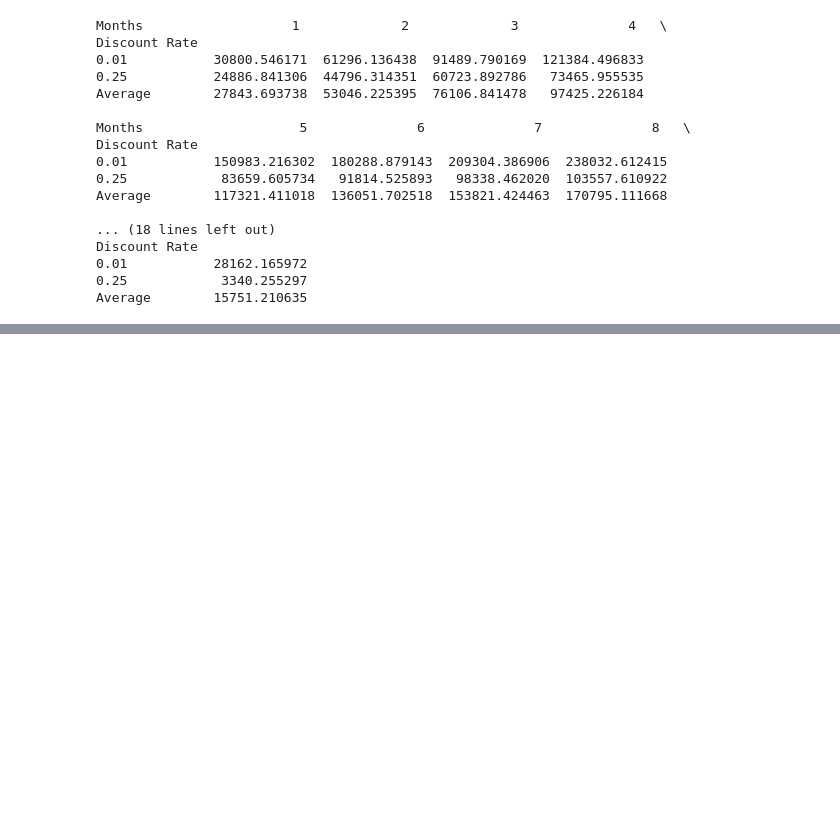
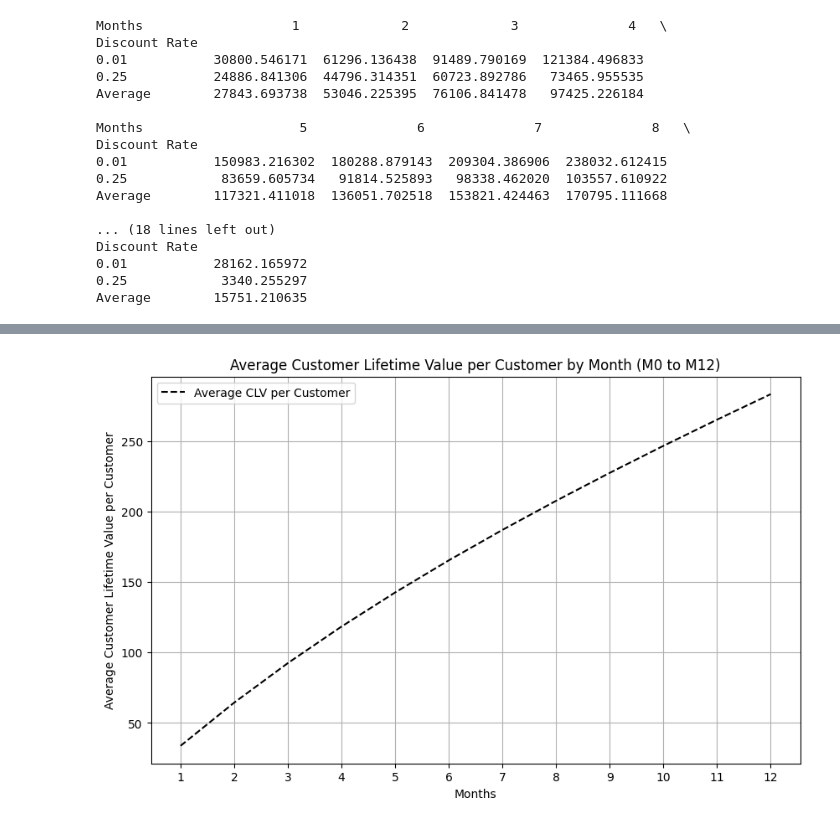
Before and after one commit to phucly-s2/customer-lifetime-value-prediction, a Jupyter notebook: CLV_prediction.ipynb, the cells around one changed output, grey strips where cells are left out. Drawn from its saved outputs; the diff is of its cells as text; code cells hidden in the pictures; blank space fills up the shorter version.

```diff
--- a/CLV_prediction.ipynb
+++ b/CLV_prediction.ipynb
@@ -108,3 +121,23 @@ pivot_df_diff
 | 0.01 | 30495.590268 | 30193.653731 | 29894.706664 | 29598.719469 | 29305.662841 | 29015.507763 | 28728.225508 | 28443.787632 | 28162.165972 |
 | 0.25 | 19909.473045 | 15927.578436 | 12742.062749 | 10193.650199 | 8154.920159 | 6523.936127 | 5219.148902 | 4175.319121 | 3340.255297 |
 | Average | 25202.531656 | 23060.616083 | 21318.384706 | 19896.184834 | 18730.291500 | 17769.721945 | 16973.687205 | 16309.553377 | 15751.210635 |
+# %%
+# Calculate the number of customers
+num_customers = summary.shape[0]
+
+# Calculate the average CLV per customer for the average row
+average_clv_per_customer = pivot_df_12_months.loc['Average'] / num_customers
+
+# Plot the average CLV per customer
+plt.figure(figsize=(10, 6))
+plt.plot(average_clv_per_customer.index, average_clv_per_customer.values, label='Average CLV per Customer', linestyle='--', color='black')
+
+plt.xlabel('Months')
+plt.ylabel('Average Customer Lifetime Value per Customer')
+plt.title('Average Customer Lifetime Value per Customer by Month (M0 to M12)')
+plt.xticks(range(1, 13))
+plt.legend()
+plt.grid(True)
+plt.show()
+# %% [output]
+[figure, added]
```
Also changed, not shown: parts of 1 cell of this notebook.
